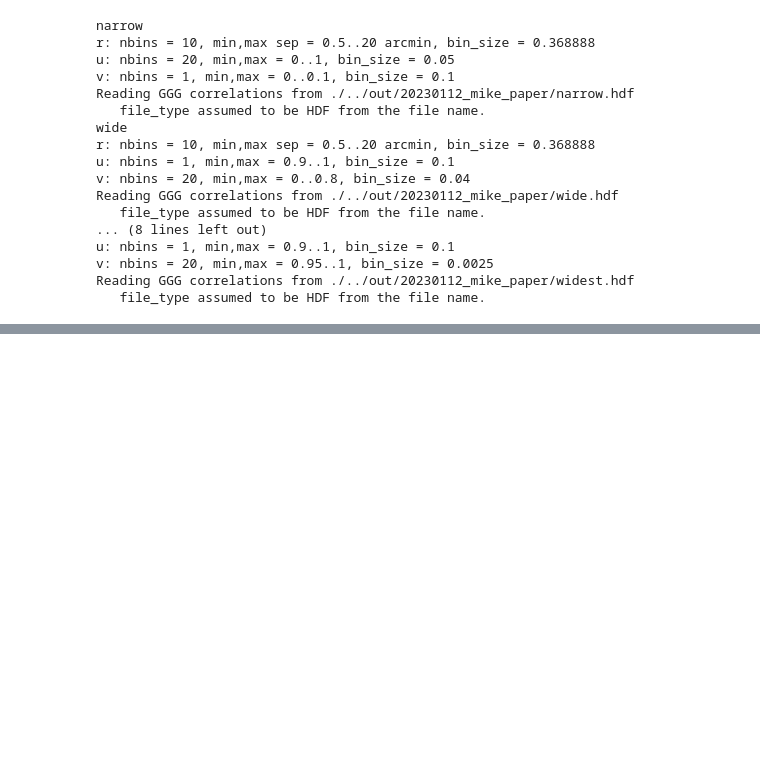
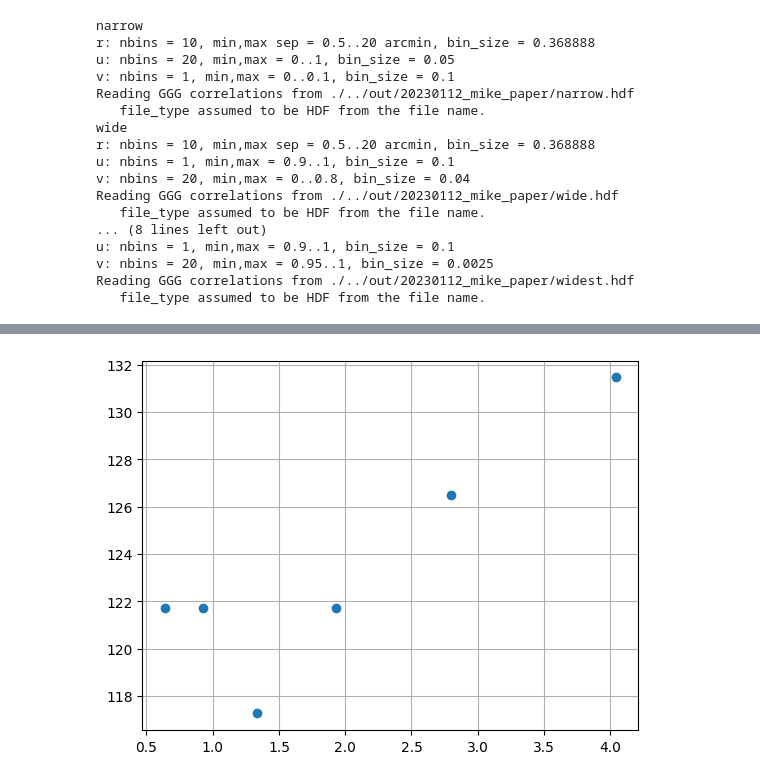
Before and after one commit to shubhagrawal30/aberrations, a Jupyter notebook: playgrounds/zero_crossing.ipynb, the cells around one changed output, grey strips where cells are left out. Saved outputs shown, nothing was run; the diff lists cells and outputs as text; code cells hidden in the pictures; blank space fills up the shorter version.

```diff
--- a/playgrounds/zero_crossing.ipynb
+++ b/playgrounds/zero_crossing.ipynb
@@ -191,0 +236,8 @@ meanr =   [ 0.61583873  0.89061067  1.28769701  1.86213129  2.69230488  3.892673
+# %%
+plt.figure()
+plt.scatter(meanr[:len(zeros_aberrations)], zeros_aberrations)
+plt.grid()
+plt.show()
+plt.close()
+# %% [output]
+[figure, added]
```
Also changed, not shown: parts of 4 cells of this notebook, 1 other file.
